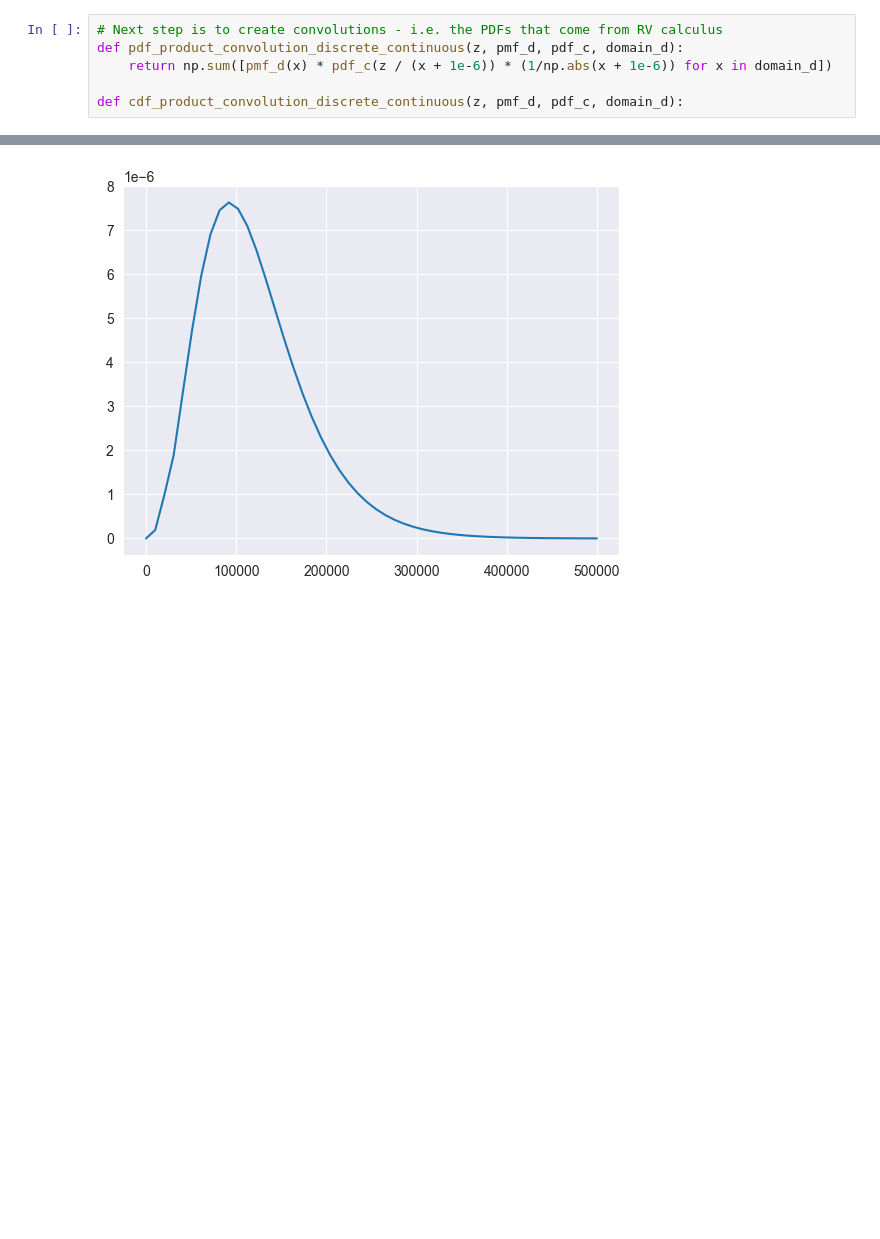
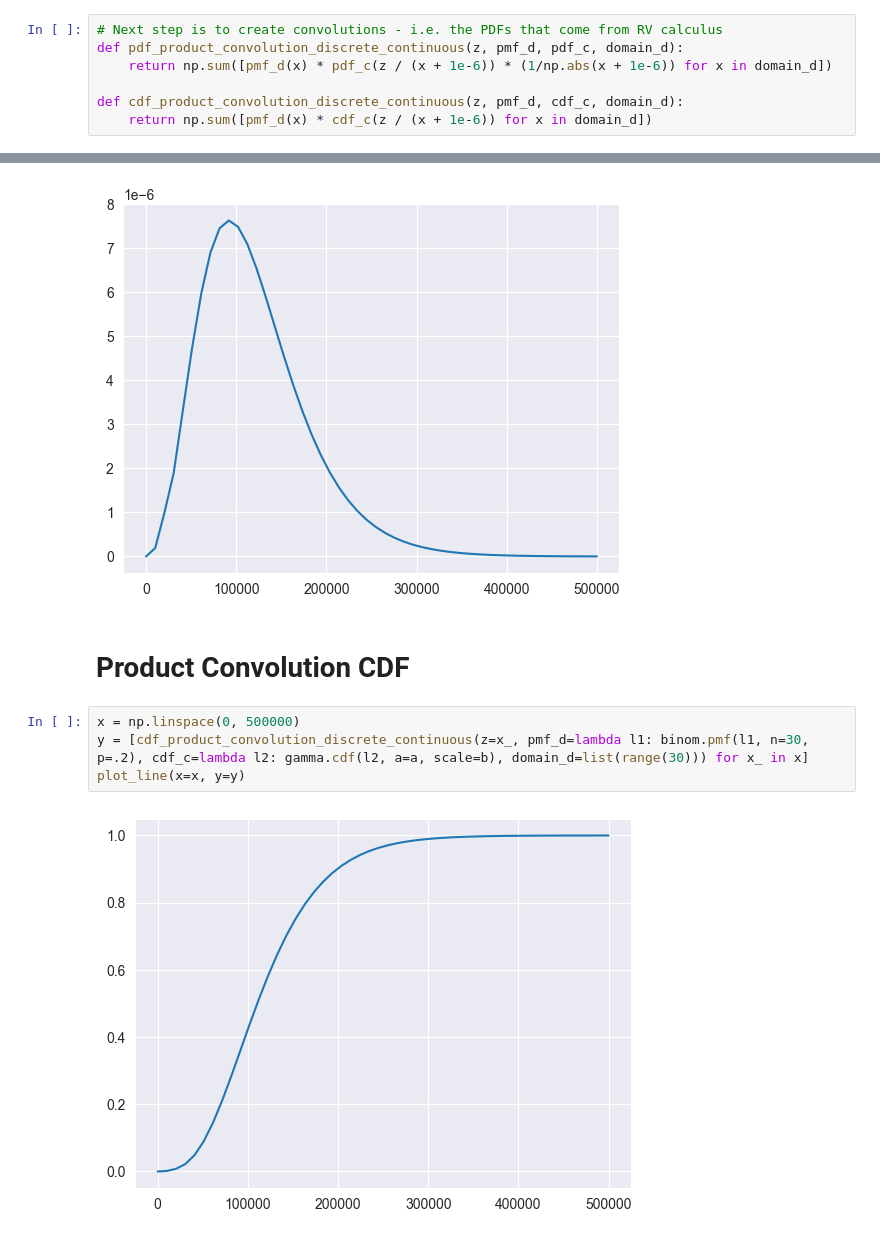
Before and after one commit to ni-eminen/financial-modeling, a Jupyter notebook: income-model.ipynb, the cells around one changed output, grey strips where cells are left out. Cells and saved outputs as stored; diff of their text form; blank space fills up the shorter version.

Commit message:
cdf and pdf of prodcut convolutions done

```diff
--- a/income-model.ipynb
+++ b/income-model.ipynb
@@ -32,7 +32,8 @@ plot_line(x=sales_x, y=sales_graph_y)
 def pdf_product_convolution_discrete_continuous(z, pmf_d, pdf_c, domain_d):
     return np.sum([pmf_d(x) * pdf_c(z / (x + 1e-6)) * (1/np.abs(x + 1e-6)) for x in domain_d])
 
-def cdf_product_convolution_discrete_continuous(z, pmf_d, pdf_c, domain_d):
+def cdf_product_convolution_discrete_continuous(z, pmf_d, cdf_c, domain_d):
+    return np.sum([pmf_d(x) * cdf_c(z / (x + 1e-6)) for x in domain_d])
 # %%
 print(pdf_product_convolution_discrete_continuous(10000, pmf_d=lambda l1: binom.pmf(l1, n=30, p=.2), pdf_c=lambda l2: gamma.pdf(l2, a=a, scale=b), domain_d=list(range(0, 30))))
 # %% [output]
@@ -43,3 +46,11 @@ y = [pdf_product_convolution_discrete_continuous(z=x_, pmf_d=lambda l1: binom.pm
 plot_line(x=x, y=y)
 # %% [output]
 [figure]
+# %% [markdown]
+# Product Convolution CDF
+# %%
+x = np.linspace(0, 500000)
+y = [cdf_product_convolution_discrete_continuous(z=x_, pmf_d=lambda l1: binom.pmf(l1, n=30, p=.2), cdf_c=lambda l2: gamma.cdf(l2, a=a, scale=b), domain_d=list(range(30))) for x_ in x]
+plot_line(x=x, y=y)
+# %% [output]
+[figure, added]
```
Also changed, not shown: parts of 1 cell of this notebook.
